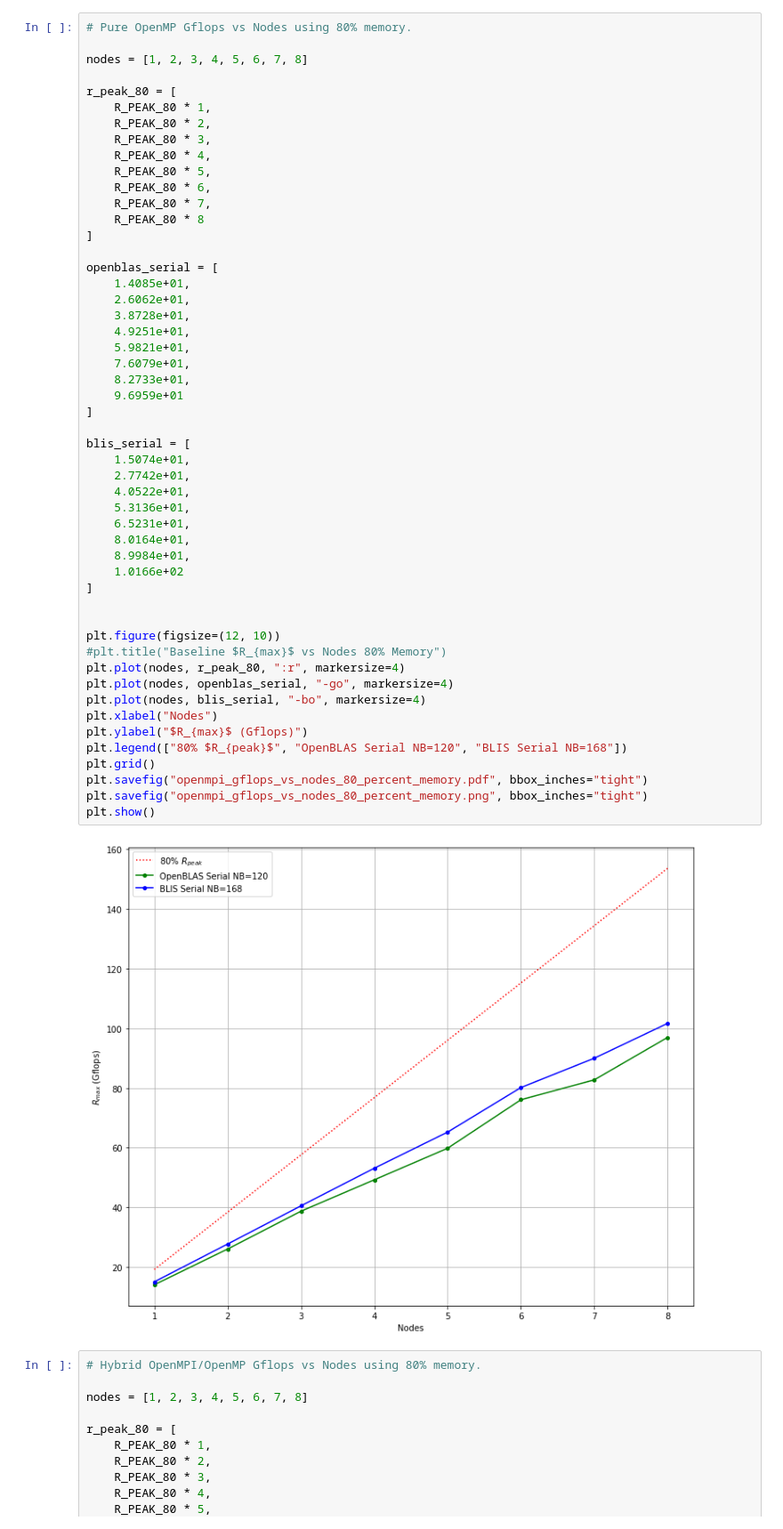
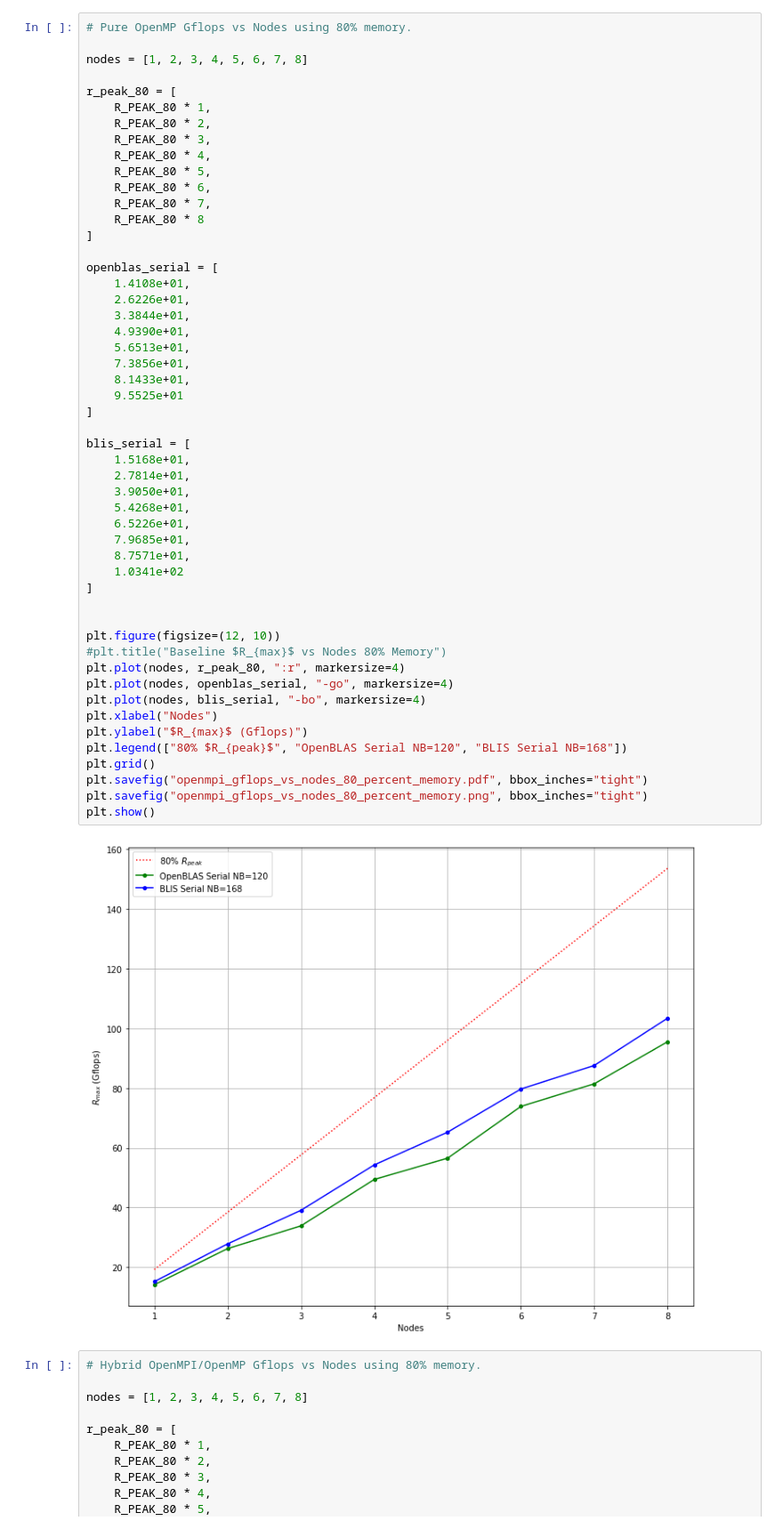
Before and after one commit to johnduffymsc/dissertation, a Jupyter notebook: picluster.ipynb, the cells around one changed output. Shown: that part at 89% size. Saved outputs shown, nothing was run; the diff lists cells and outputs as text.

```diff
--- a/picluster.ipynb
+++ b/picluster.ipynb
@@ -695,50 +695,50 @@ r_peak_80 = [
     R_PEAK_80 * 1,
     R_PEAK_80 * 2,
     R_PEAK_80 * 3,
     R_PEAK_80 * 4,
     R_PEAK_80 * 5,
     R_PEAK_80 * 6,
     R_PEAK_80 * 7,
     R_PEAK_80 * 8
 ]
 
 openblas_serial = [
-    1.4085e+01,
-    2.6062e+01,
-    3.8728e+01,
-    4.9251e+01,
-    5.9821e+01,
-    7.6079e+01,
-    8.2733e+01,
-    9.6959e+01
+    1.4108e+01,
+    2.6226e+01,
+    3.3844e+01,
+    4.9390e+01,
+    5.6513e+01,
+    7.3856e+01,
+    8.1433e+01,
+    9.5525e+01
 ]
 
 blis_serial = [
-    1.5074e+01,
-    2.7742e+01,
-    4.0522e+01,
-    5.3136e+01,
-    6.5231e+01,
-    8.0164e+01,
-    8.9984e+01,
-    1.0166e+02
+    1.5168e+01,
+    2.7814e+01,
+    3.9050e+01,
+    5.4268e+01,
+    6.5226e+01,
+    7.9685e+01,
+    8.7571e+01,
+    1.0341e+02
 ]
 
 
 plt.figure(figsize=(12, 10))
 #plt.title("Baseline $R_{max}$ vs Nodes 80% Memory")
 plt.plot(nodes, r_peak_80, ":r", markersize=4)
 plt.plot(nodes, openblas_serial, "-go", markersize=4)
 plt.plot(nodes, blis_serial, "-bo", markersize=4)
 plt.xlabel("Nodes")
 plt.ylabel("$R_{max}$ (Gflops)")
 plt.legend(["80% $R_{peak}$", "OpenBLAS Serial NB=120", "BLIS Serial NB=168"])
 plt.grid()
 plt.savefig("openmpi_gflops_vs_nodes_80_percent_memory.pdf", bbox_inches="tight")
 plt.savefig("openmpi_gflops_vs_nodes_80_percent_memory.png", bbox_inches="tight")
 plt.show()
 # %% [output]
-[figure, old version]
+[figure, new version]
 # %%
 # Hybrid OpenMPI/OpenMP Gflops vs Nodes using 80% memory.
 
```
Also changed, not shown: 1 other file.
